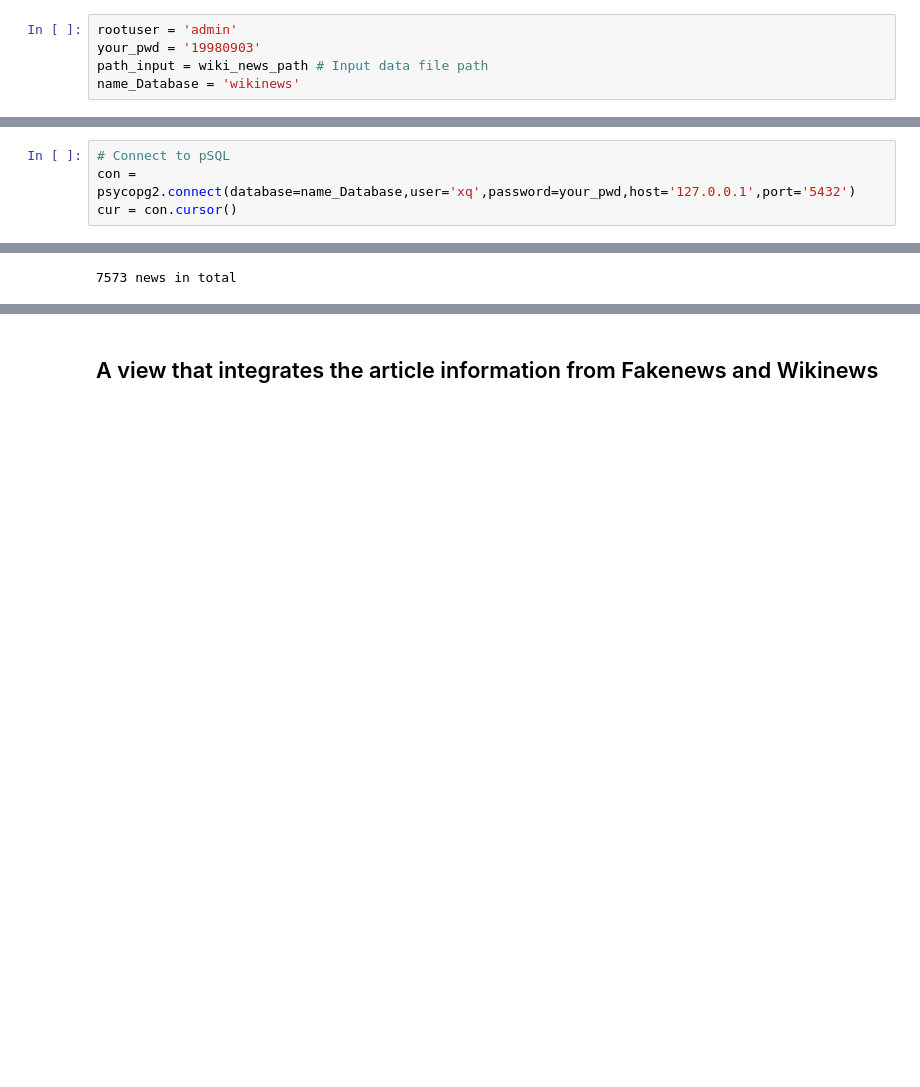
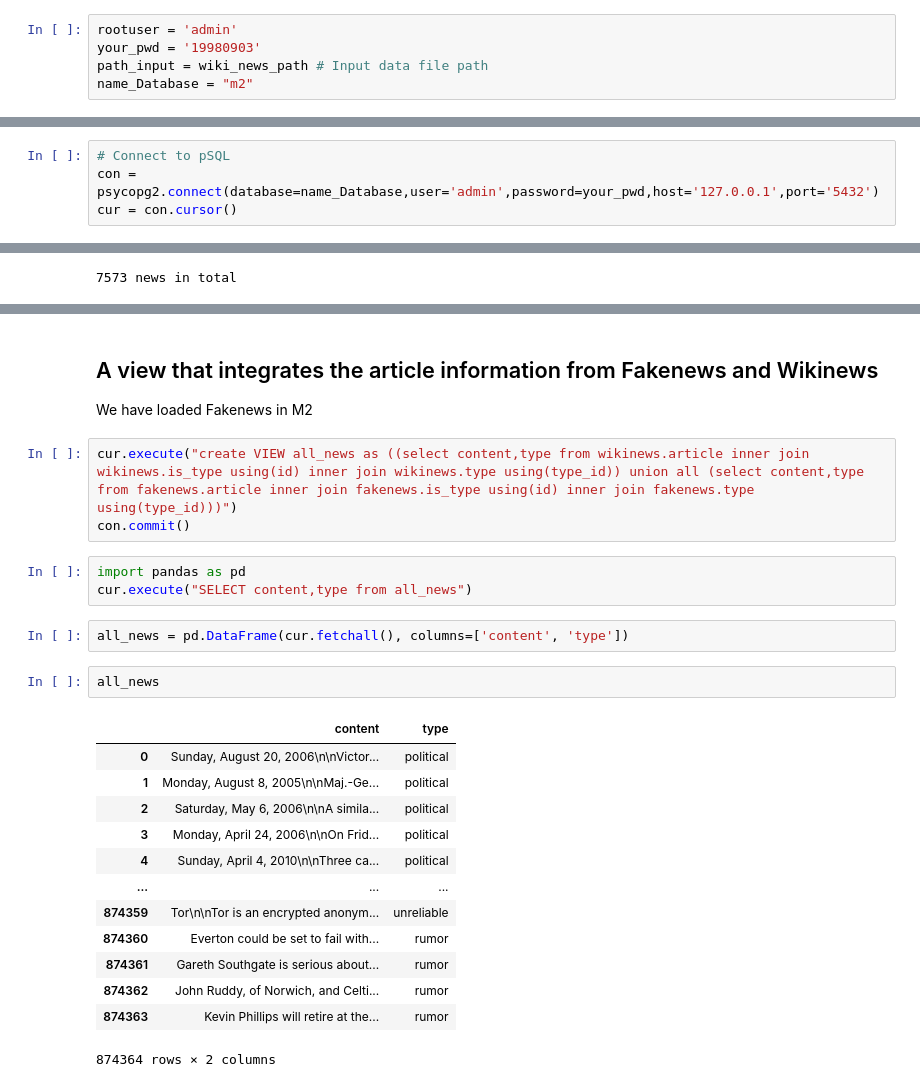
Before and after one commit to Xiiqiing/DS_project, a Jupyter notebook: Final/Final.ipynb, the cells around one changed output, grey strips where cells are left out. Drawn from its saved outputs; the diff is of its cells as text; blank space fills up the shorter version.

```diff
--- a/Final/Final.ipynb
+++ b/Final/Final.ipynb
@@ -122,5 +122,5 @@ display(HTML("<script src='https://cdnjs.cloudflare.com/ajax/libs/mathjax/2.7.3/
 rootuser = 'admin'
 your_pwd = '19980903'
 path_input = wiki_news_path # Input data file path
-name_Database = 'wikinews'
+name_Database = "m2"
 # %%
@@ -305,6 +297,6 @@ con.close()
 # %%
 # Connect to pSQL
-con = psycopg2.connect(database=name_Database,user='xq',password=your_pwd,host='127.0.0.1',port='5432')
+con = psycopg2.connect(database=name_Database,user='admin',password=your_pwd,host='127.0.0.1',port='5432')
 cur = con.cursor()
 # %%
 # Count news number
@@ -333,3 +325,29 @@ plt.show();
 [figure]
 # %% [markdown]
 ## A view that integrates the article information from Fakenews and Wikinews
+
+We have loaded Fakenews in M2
+# %%
+cur.execute("create VIEW all_news as ((select content,type from wikinews.article inner join wikinews.is_type using(id) inner join wikinews.type using(type_id)) union all (select content,type from fakenews.article inner join fakenews.is_type using(id) inner join fakenews.type using(type_id)))")
+con.commit()
+# %%
+import pandas as pd
+cur.execute("SELECT content,type from all_news")
+# %%
+all_news = pd.DataFrame(cur.fetchall(), columns=['content', 'type'])
+# %%
+all_news
+# %% [output]
+|  | content | type |
+| 0 | Sunday, August 20, 2006\n\nVictor... | political |
+| 1 | Monday, August 8, 2005\n\nMaj.-Ge... | political |
+| 2 | Saturday, May 6, 2006\n\nA simila... | political |
+| 3 | Monday, April 24, 2006\n\nOn Frid... | political |
+| 4 | Sunday, April 4, 2010\n\nThree ca... | political |
+| ... | ... | ... |
+| 874359 | Tor\n\nTor is an encrypted anonym... | unreliable |
+| 874360 | Everton could be set to fail with... | rumor |
+| 874361 | Gareth Southgate is serious about... | rumor |
+| 874362 | John Ruddy, of Norwich, and Celti... | rumor |
+| 874363 | Kevin Phillips will retire at the... | rumor |
+874364 rows × 2 columns
```
Also changed, not shown: parts of 14 cells of this notebook, 6 other files.
